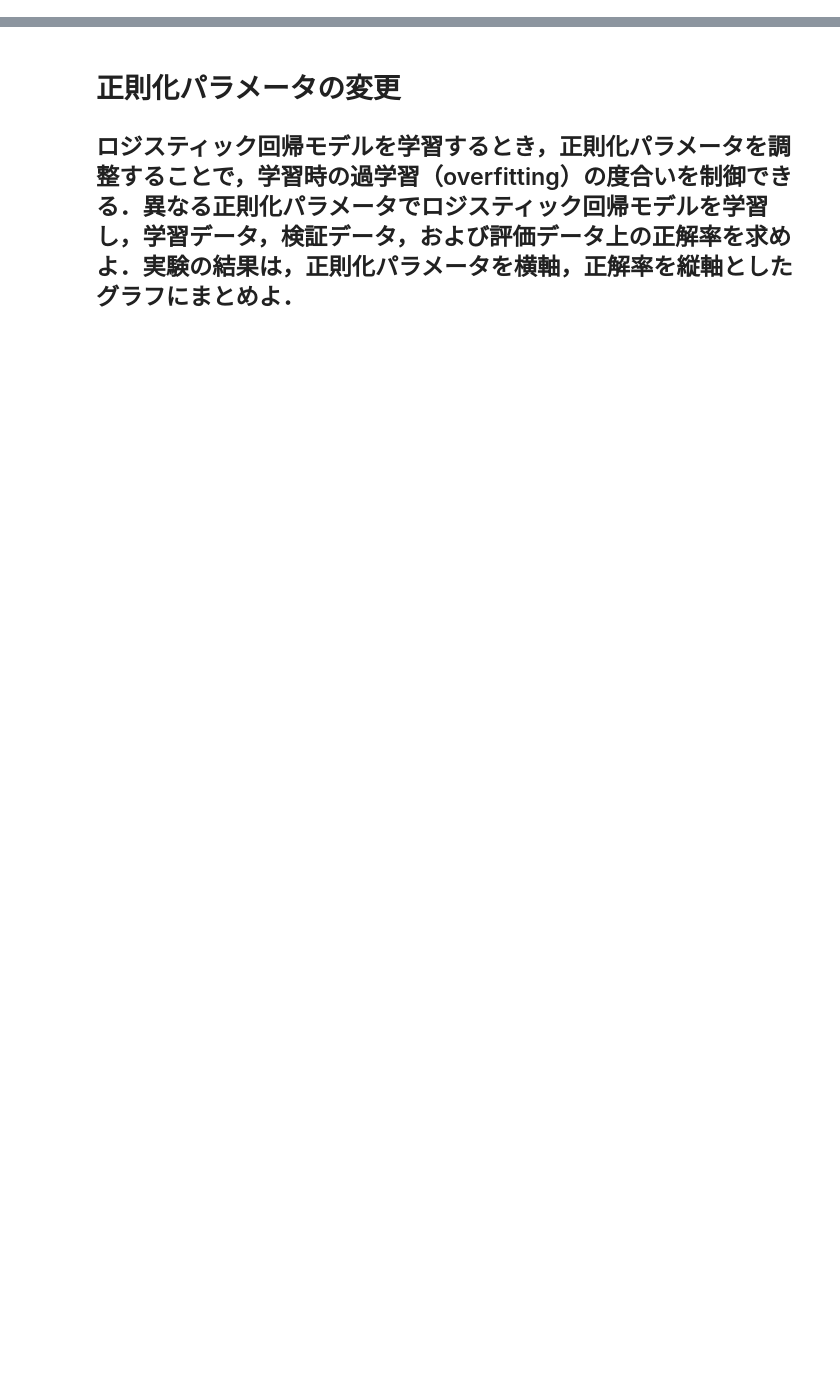
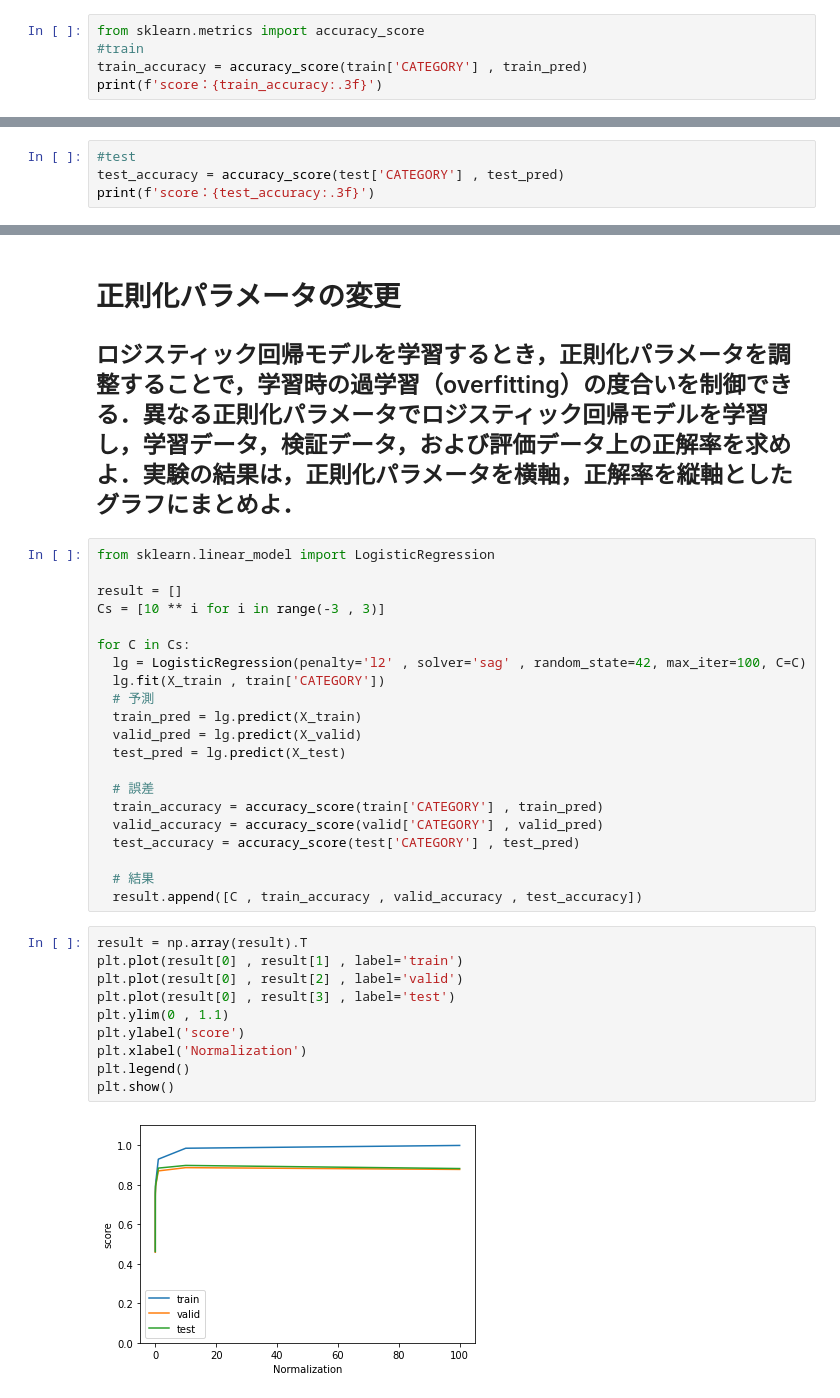
Before and after one commit to iamtatsuki05/NLP_100, a Jupyter notebook: NLP_100_6.ipynb, the cells around one changed output, grey strips where cells are left out. Saved outputs shown, nothing was run; the diff lists cells and outputs as text; blank space fills up the shorter version.

```diff
--- a/NLP_100_6.ipynb
+++ b/NLP_100_6.ipynb
@@ -26,3 +216,8 @@ drive.mount('/content/drive')
 # %% [markdown]
 # 正解率の計測
 ## 52で学習したロジスティック回帰モデルの正解率を，学習データおよび評価データ上で計測せよ
+# %%
+from sklearn.metrics import accuracy_score
+#train
+train_accuracy = accuracy_score(train['CATEGORY'] , train_pred)
+print(f'score：{train_accuracy:.3f}')
@@ -28,0 +226,4 @@ drive.mount('/content/drive')
+# %%
+#test
+test_accuracy = accuracy_score(test['CATEGORY'] , test_pred)
+print(f'score：{test_accuracy:.3f}')
@@ -38,3 +335,36 @@ drive.mount('/content/drive')
 # %% [markdown]
 # 正則化パラメータの変更
 ## ロジスティック回帰モデルを学習するとき，正則化パラメータを調整することで，学習時の過学習（overfitting）の度合いを制御できる．異なる正則化パラメータでロジスティック回帰モデルを学習し，学習データ，検証データ，および評価データ上の正解率を求めよ．実験の結果は，正則化パラメータを横軸，正解率を縦軸としたグラフにまとめよ．
+# %%
+from sklearn.linear_model import LogisticRegression
+
+result = []
+Cs = [10 ** i for i in range(-3 , 3)]
+
+for C in Cs:
+  lg = LogisticRegression(penalty='l2' , solver='sag' , random_state=42, max_iter=100, C=C)
+  lg.fit(X_train , train['CATEGORY'])
+  # 予測
+  train_pred = lg.predict(X_train)
+  valid_pred = lg.predict(X_valid)
+  test_pred = lg.predict(X_test)
+
+  # 誤差
+  train_accuracy = accuracy_score(train['CATEGORY'] , train_pred)
+  valid_accuracy = accuracy_score(valid['CATEGORY'] , valid_pred)
+  test_accuracy = accuracy_score(test['CATEGORY'] , test_pred)
+
+  # 結果
+  result.append([C , train_accuracy , valid_accuracy , test_accuracy])
+# %%
+result = np.array(result).T
+plt.plot(result[0] , result[1] , label='train')
+plt.plot(result[0] , result[2] , label='valid')
+plt.plot(result[0] , result[3] , label='test')
+plt.ylim(0 , 1.1)
+plt.ylabel('score')
+plt.xlabel('Normalization')
+plt.legend()
+plt.show()
+# %% [output]
+[figure, added]
```
Also changed, not shown: parts of 29 cells of this notebook.
